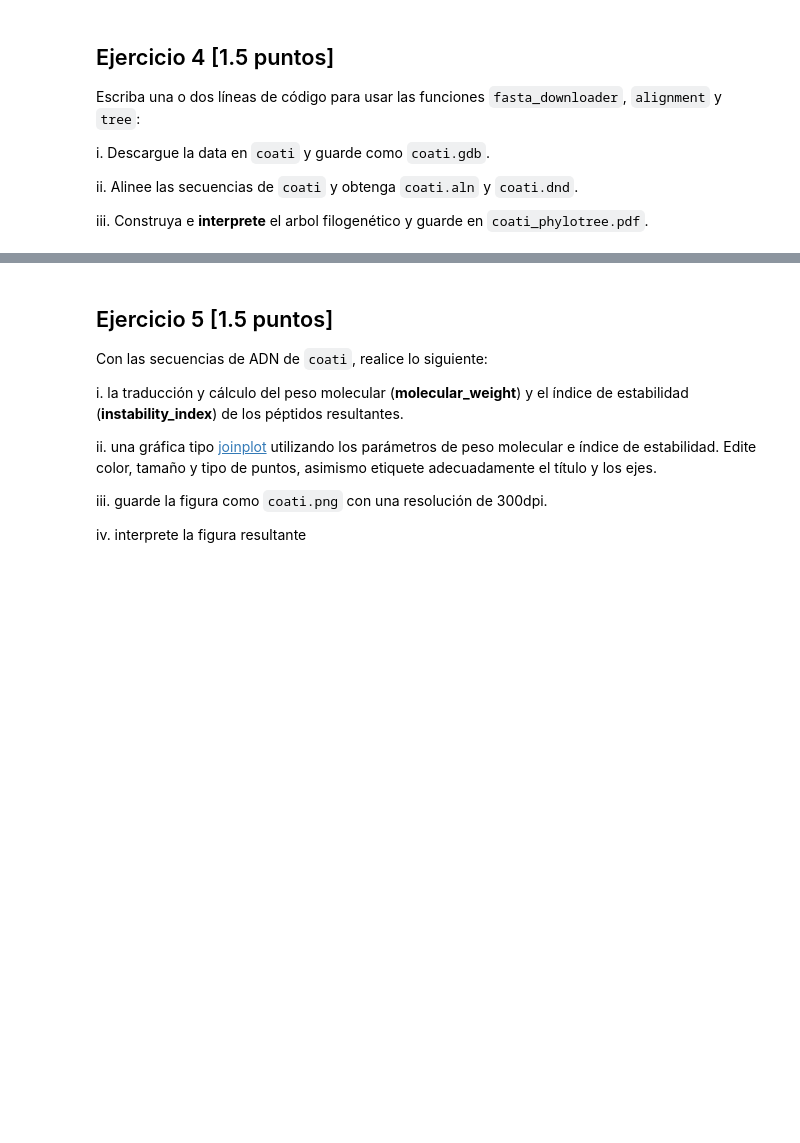
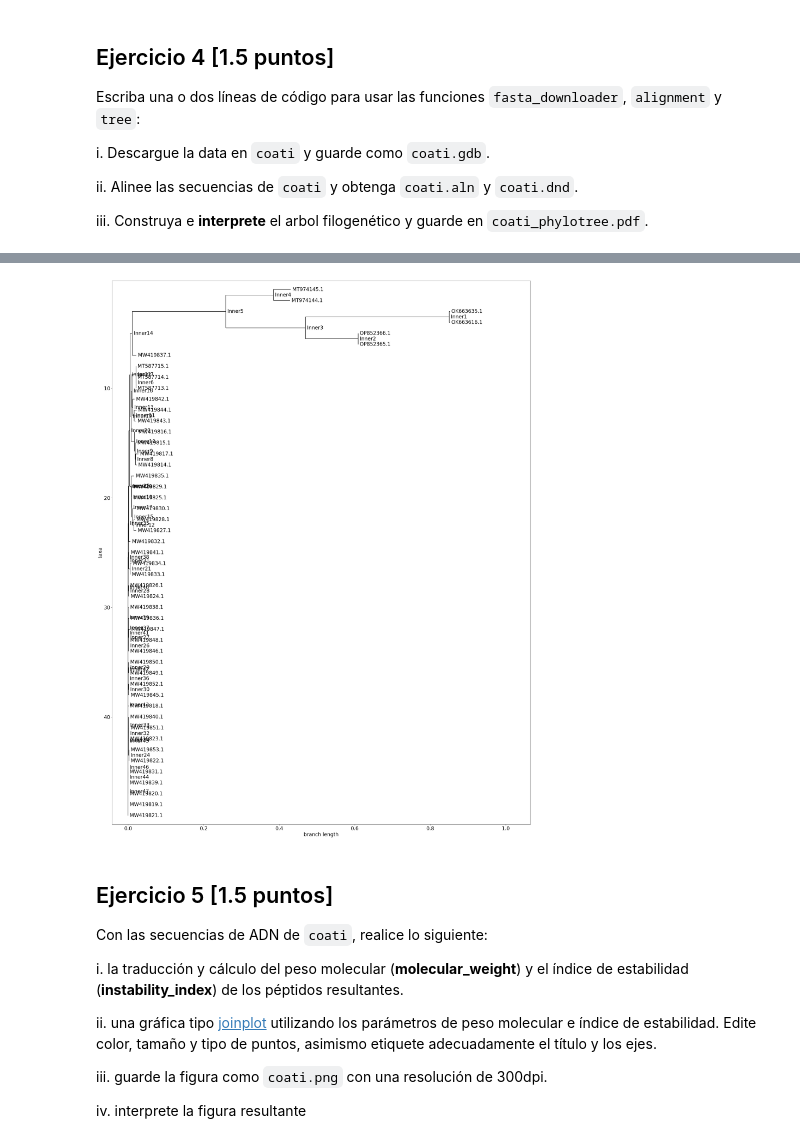
Before and after one commit to Andres-Mateo/2022II_GBI6_exam2, a Jupyter notebook: 2022II_GBI6G01_ExamenPython.ipynb, the cells around one changed output, grey strips where cells are left out. Drawn from its saved outputs; the diff is of its cells as text; code cells hidden in the pictures; blank space fills up the shorter version.

```diff
--- a/2022II_GBI6G01_ExamenPython.ipynb
+++ b/2022II_GBI6G01_ExamenPython.ipynb
@@ -95,3 +207,9 @@
+# %%
+import coati as co
+### Construir y graficar el arbol
+co.tree("data/coati.aln")
+# %% [output]
+[figure, added]
 # %% [markdown]
 ## Ejercicio 5 [1.5 puntos]
 
```
Also changed, not shown: parts of 8 cells of this notebook, 8 other files.
